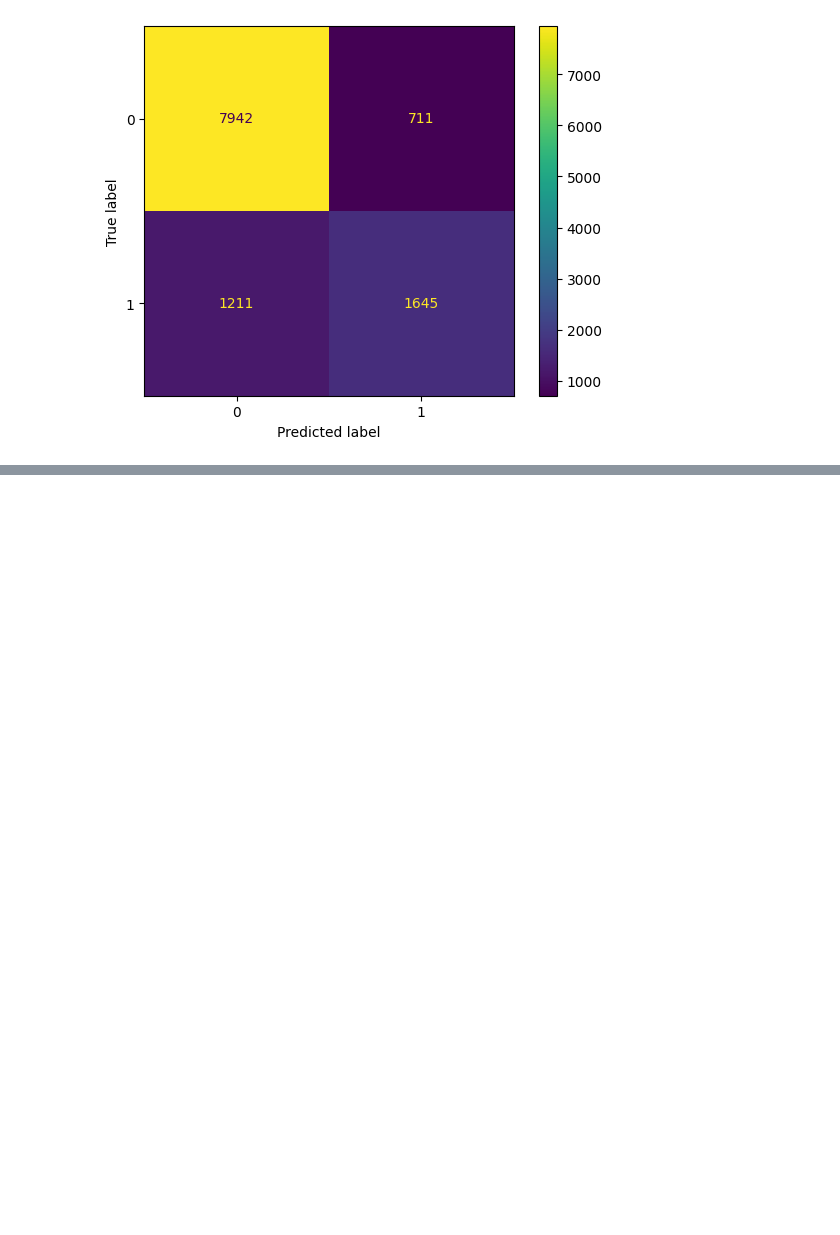
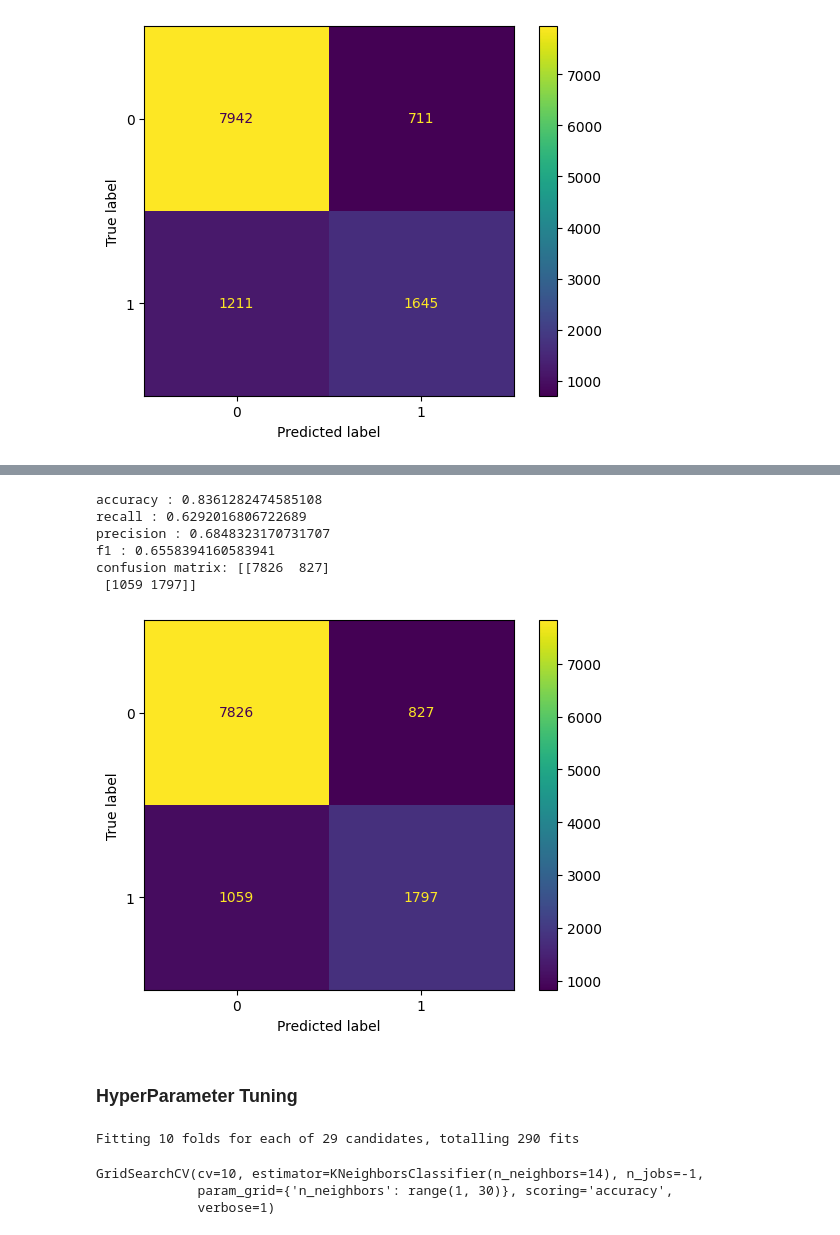
Before and after one commit to WanAdamm/CPC152-Assignment-2, a Jupyter notebook: KNN.ipynb, the cells around one changed output, grey strips where cells are left out. Cells and saved outputs as stored; diff of their text form; code cells hidden in the pictures; blank space fills up the shorter version.

Commit message:
hyperparam tuned

```diff
--- a/KNN.ipynb
+++ b/KNN.ipynb
@@ -43,0 +81,34 @@ confusion matrix: [[7942  711]
+# %%
+KNN = KNeighborsClassifier(n_neighbors=29, metric="manhattan", weights="distance")
+KNN.fit(x_train, y_train)
+y_pred = KNN.predict(x_test)
+metrics(y_test, y_pred)
+# %% [output]
+accuracy : 0.8361282474585108
+recall : 0.6292016806722689
+precision : 0.6848323170731707
+f1 : 0.6558394160583941
+confusion matrix: [[7826  827]
+ [1059 1797]]
+[figure, added]
+# %% [markdown]
+### HyperParameter Tuning
+# %%
+from sklearn.model_selection import GridSearchCV
+
+#Find Best K based on accuracy
+
+parameters = {"n_neighbors":range(1,30)}
+grid_kn=GridSearchCV(estimator=KNN,#model
+                     param_grid=parameters, #range of K
+                    scoring='accuracy',# Strategy to evaluate the performance of the cross-validation model on the test set.
+                    cv= 10, # Cross-validation generator
+                    verbose= 1, #Time to calculate
+                    n_jobs= -1 #Help to cpu
+                    )
+grid_kn.fit(x_train,y_train.ravel())
+# %% [output]
+Fitting 10 folds for each of 29 candidates, totalling 290 fits
+GridSearchCV(cv=10, estimator=KNeighborsClassifier(n_neighbors=14), n_jobs=-1,
+             param_grid={'n_neighbors': range(1, 30)}, scoring='accuracy',
+             verbose=1)
```
Also changed, not shown: parts of 9 cells of this notebook, 1 other file.
